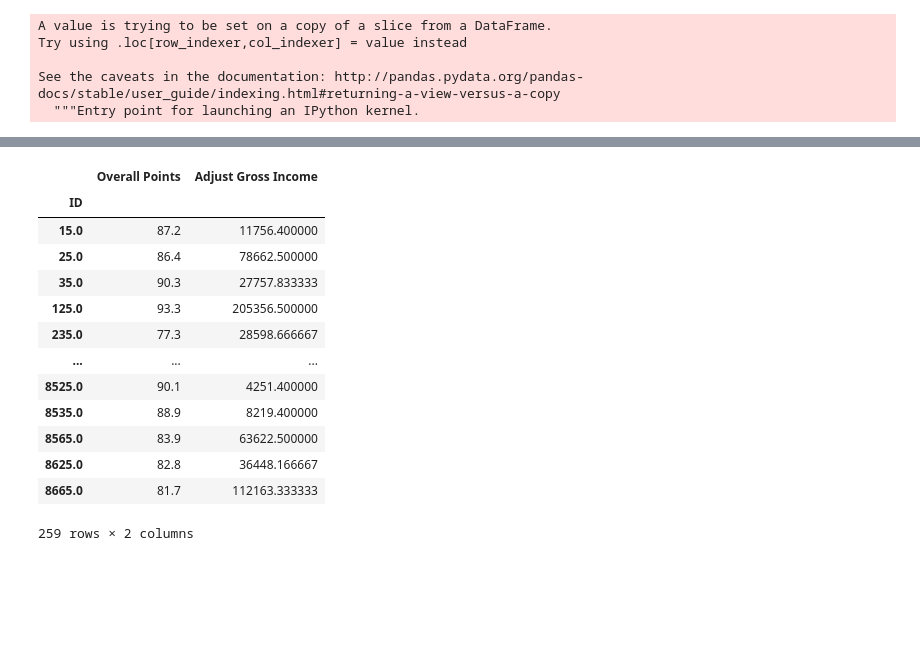
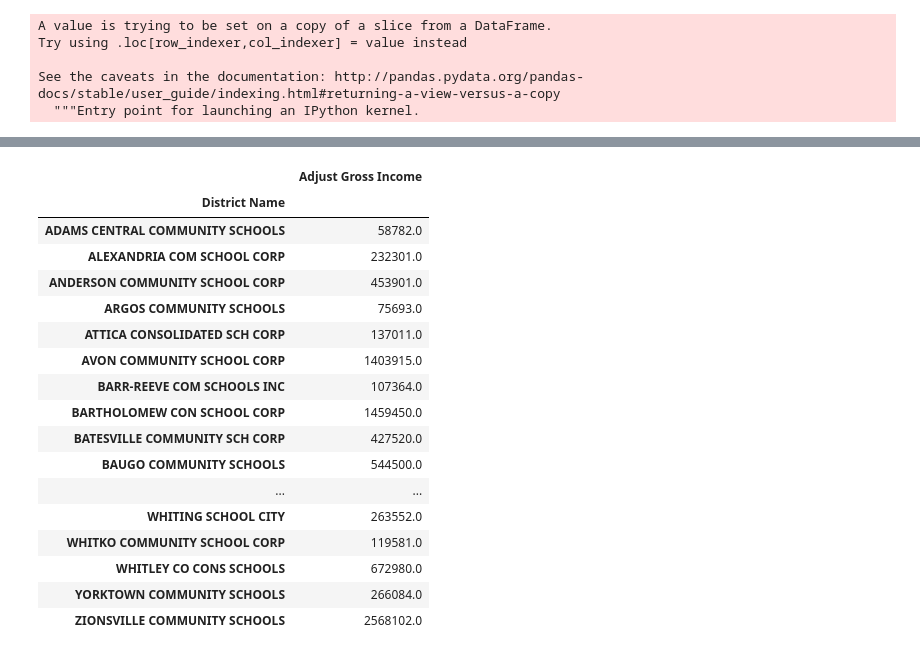
Before and after one commit to emmaolof/Does-Higher-Median-Income-Mean-Higher-Test-Scores-, a Jupyter notebook: Group Project Brent.ipynb, the cells around one changed output, grey strips where cells are left out. Drawn from its saved outputs; the diff is of its cells as text; code cells hidden in the pictures; blank space fills up the shorter version.

```diff
--- a/Group Project Brent.ipynb
+++ b/Group Project Brent.ipynb
@@ -36,3 +68,2 @@ school_complete
 # %%
-school_income_complete = pd.merge(school_complete, income_data, how="left", on=["ZIP", "ZIP"])
-school_income_complete
+school_district_complete = pd.merge(income_data, school_complete, how="left", on=["ZIP", "ZIP"])
@@ -69,5 +129,5 @@ school_income_complete
 # %%
-school_district = school_income_complete.dropna()
+school_district = school_district_complete.dropna()
 # %%
 school_district.dtypes
 # %% [output]
@@ -150,18 +226,22 @@ school_district
 # %%
-school_district.groupby('ID').mean()[['Overall Points', 'Adjust Gross Income']]
+school_district.groupby('District Name').sum()[['Adjust Gross Income']]
 # %% [output]
-|  | Overall Points | Adjust Gross Income |
-| ID |  |  |
-| 15.0 | 87.2 | 11756.400000 |
-| 25.0 | 86.4 | 78662.500000 |
-| 35.0 | 90.3 | 27757.833333 |
-| 125.0 | 93.3 | 205356.500000 |
-| 235.0 | 77.3 | 28598.666667 |
-| ... | ... | ... |
-| 8525.0 | 90.1 | 4251.400000 |
-| 8535.0 | 88.9 | 8219.400000 |
-| 8565.0 | 83.9 | 63622.500000 |
-| 8625.0 | 82.8 | 36448.166667 |
-| 8665.0 | 81.7 | 112163.333333 |
+|  | Adjust Gross Income |
+| District Name |  |
+| ADAMS CENTRAL COMMUNITY SCHOOLS | 58782.0 |
+| ALEXANDRIA COM SCHOOL CORP | 232301.0 |
+| ANDERSON COMMUNITY SCHOOL CORP | 453901.0 |
+| ARGOS COMMUNITY SCHOOLS | 75693.0 |
+| ATTICA CONSOLIDATED SCH CORP | 137011.0 |
+| AVON COMMUNITY SCHOOL CORP | 1403915.0 |
+| BARR-REEVE COM SCHOOLS INC | 107364.0 |
+| BARTHOLOMEW CON SCHOOL CORP | 1459450.0 |
+| BATESVILLE COMMUNITY SCH CORP | 427520.0 |
+| BAUGO COMMUNITY SCHOOLS | 544500.0 |
+| ... | ... |
+| WHITING SCHOOL CITY | 263552.0 |
+| WHITKO COMMUNITY SCHOOL CORP | 119581.0 |
+| WHITLEY CO CONS SCHOOLS | 672980.0 |
+| YORKTOWN COMMUNITY SCHOOLS | 266084.0 |
+| ZIONSVILLE COMMUNITY SCHOOLS | 2568102.0 |
-259 rows × 2 columns
 # %%
```
Also changed, not shown: parts of 18 cells of this notebook, 2 other files.
